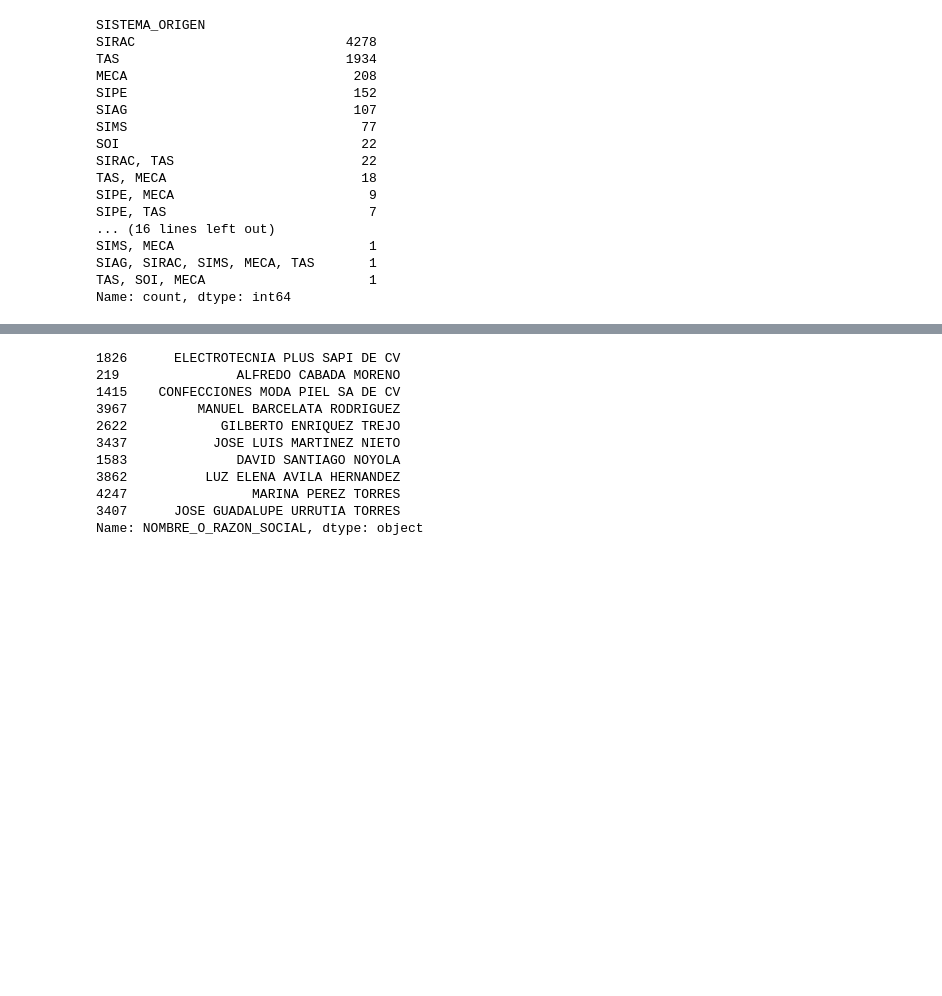
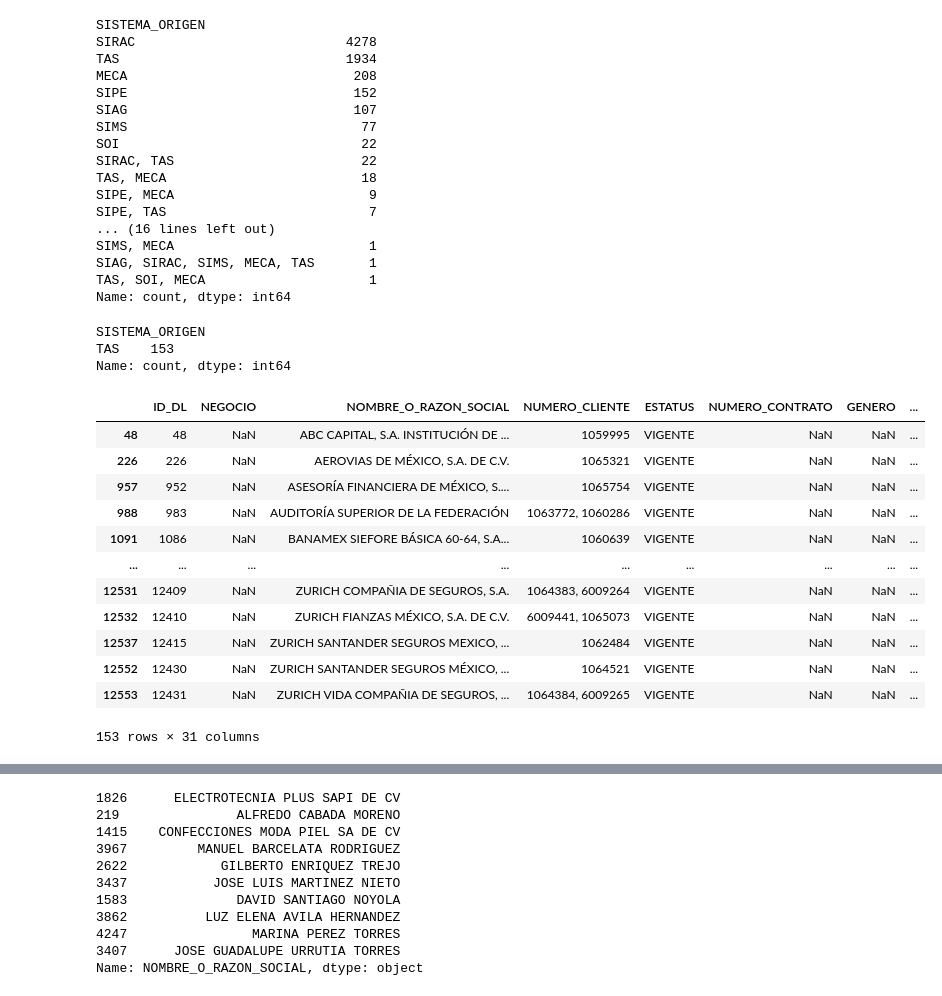
Before and after one commit to Ale1726/clientes_eda, a Jupyter notebook: tab_final_analisis.ipynb, the cells around one changed output, grey strips where cells are left out. Cells and saved outputs as stored; diff of their text form; code cells hidden in the pictures; blank space fills up the shorter version.

```diff
--- a/tab_final_analisis.ipynb
+++ b/tab_final_analisis.ipynb
@@ -181,3 +212,27 @@ SIMS, MECA                         1
 SIAG, SIRAC, SIMS, MECA, TAS       1
 TAS, SOI, MECA                     1
 Name: count, dtype: int64
+# %%
+df_filtred_cod =  df[df["NOMBRE_O_RAZON_SOCIAL"].apply(lambda x: "�" in x if isinstance(x, str) else False)]
+# %%
+df_filtred_cod.value_counts("SISTEMA_ORIGEN")
+# %% [output]
+SISTEMA_ORIGEN
+TAS    153
+Name: count, dtype: int64
+# %%
+df_filtred_cod
+# %% [output]
+|  | ID_DL | NEGOCIO | NOMBRE_O_RAZON_SOCIAL | NUMERO_CLIENTE | ESTATUS | NUMERO_CONTRATO | GENERO | ... |
+| 48 | 48 | NaN | ABC CAPITAL, S.A. INSTITUCIÓN DE ... | 1059995 | VIGENTE | NaN | NaN | ... |
+| 226 | 226 | NaN | AEROVIAS DE MÉXICO, S.A. DE C.V. | 1065321 | VIGENTE | NaN | NaN | ... |
+| 957 | 952 | NaN | ASESORÍA FINANCIERA DE MÉXICO, S.... | 1065754 | VIGENTE | NaN | NaN | ... |
+| 988 | 983 | NaN | AUDITORÍA SUPERIOR DE LA FEDERACIÓN | 1063772, 1060286 | VIGENTE | NaN | NaN | ... |
+| 1091 | 1086 | NaN | BANAMEX SIEFORE BÁSICA 60-64, S.A... | 1060639 | VIGENTE | NaN | NaN | ... |
+| ... | ... | ... | ... | ... | ... | ... | ... | ... |
+| 12531 | 12409 | NaN | ZURICH COMPAÑIA DE SEGUROS, S.A. | 1064383, 6009264 | VIGENTE | NaN | NaN | ... |
+| 12532 | 12410 | NaN | ZURICH FIANZAS MÉXICO, S.A. DE C.V. | 6009441, 1065073 | VIGENTE | NaN | NaN | ... |
+| 12537 | 12415 | NaN | ZURICH SANTANDER SEGUROS MEXICO, ... | 1062484 | VIGENTE | NaN | NaN | ... |
+| 12552 | 12430 | NaN | ZURICH SANTANDER SEGUROS MÉXICO, ... | 1064521 | VIGENTE | NaN | NaN | ... |
+| 12553 | 12431 | NaN | ZURICH VIDA COMPAÑIA DE SEGUROS, ... | 1064384, 6009265 | VIGENTE | NaN | NaN | ... |
+153 rows × 31 columns
```
Also changed, not shown: parts of 8 cells of this notebook, 10 other files.
